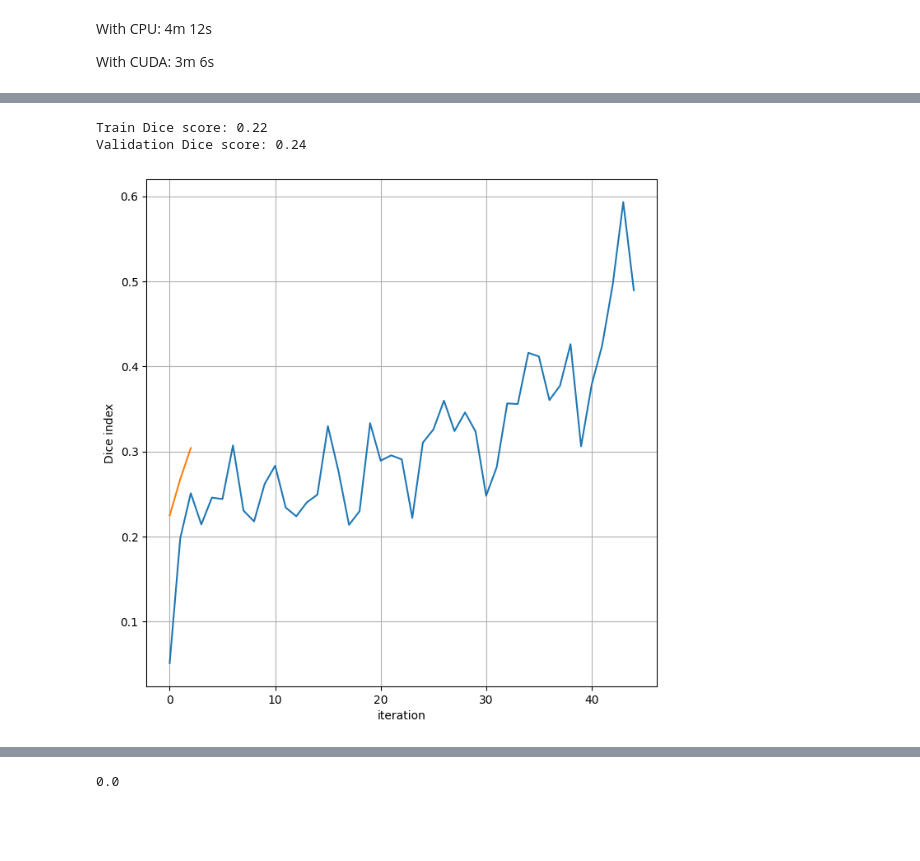
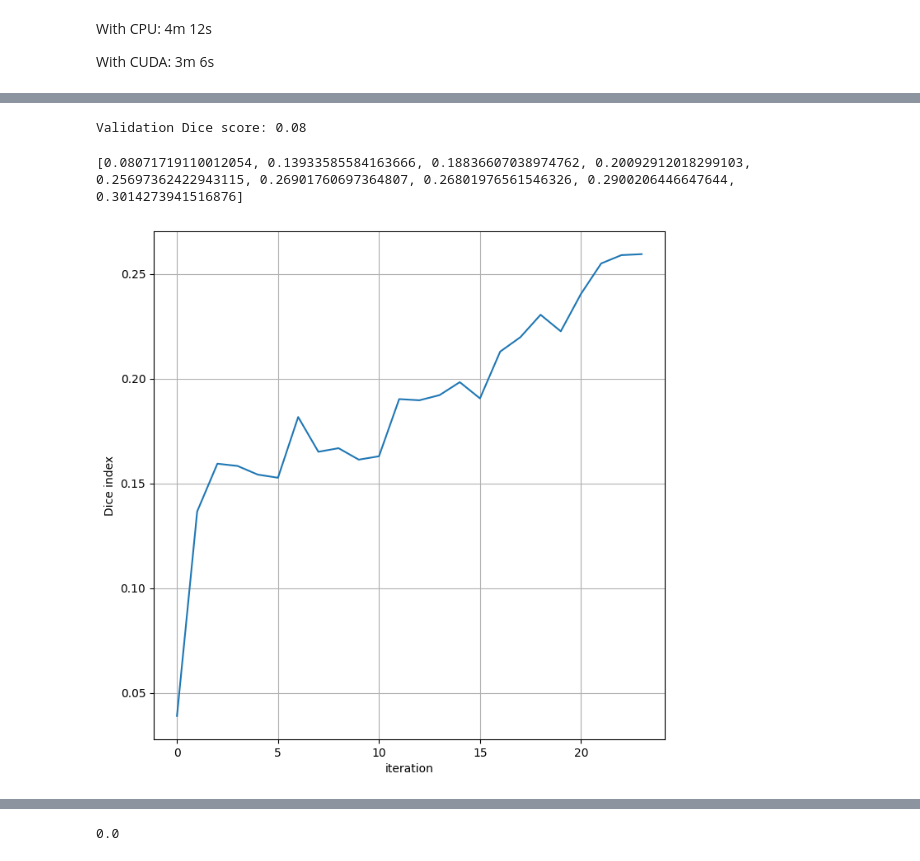
Before and after one commit to macsaba/concrete_crack_thesis, a Jupyter notebook: notebooks/deepcrack_test.ipynb, the cells around one changed output, grey strips where cells are left out. Drawn from its saved outputs; the diff is of its cells as text; code cells hidden in the pictures; blank space fills up the shorter version.

Commit message:
Training loop validation score and progress added

```diff
--- a/notebooks/deepcrack_test.ipynb
+++ b/notebooks/deepcrack_test.ipynb
@@ -57,5 +60,7 @@ model = UNet(   img_channels = 3,
                 base_channel_size = 64)
 loss = DiceLoss()
 optimizer = optim.Adam(params = model.parameters(), lr = 1e-4)
+dice_idcs, epoch_dice_idcs, val_dice_idcs = [], [], []
+best_model_wts = {}
 
-batch_scores, train_scores, val_scores = train(model, loss, optimizer, train_dl, val_dl, num_epochs = 50, accum_scale = 4)
+train(model, loss, optimizer, train_dl, val_dl, num_epochs = 50, accum_scale = 4, dice_idcs = dice_idcs, epoch_dice_idcs = epoch_dice_idcs, val_dice_idcs = val_dice_idcs, best_model_wts = best_model_wts)
@@ -62,7 +85,10 @@ batch_scores, train_scores, val_scores = train(model, loss, optimizer, train_dl,
 # %%
-print('Train Dice score: {:.2f}'.format(*train_scores))
-print('Validation Dice score: {:.2f}'.format(*val_scores))
+#print('Train Dice score: {:.2f}'.format(*train_scores))
+print('Validation Dice score: {:.2f}'.format(*val_dice_idcs))
 # %% [output]
-Train Dice score: 0.22
-Validation Dice score: 0.24
+Validation Dice score: 0.08
+# %%
+print(dice_idcs)
+# %% [output]
+[0.08071719110012054, 0.13933585584163666, 0.18836607038974762, 0.20092912018299103, 0.25697362422943115, 0.26901760697364807, 0.26801976561546326, 0.2900206446647644, 0.3014273941516876]
 # %%
@@ -72,14 +98,14 @@ model_saved = torch.load('./models/covidqu_unet_test', weights_only=False)
 # %%
 import matplotlib.pyplot as plt
 
 plt.figure(figsize = (8, 8))
-plt.plot(batch_scores)
+plt.plot(dice_idcs)
 plt.grid()
 
 plt.xlabel('iteration')
 plt.ylabel('Dice index')
 plt.show()
 # %% [output]
-[figure, old version]
+[figure, new version]
 # %%
 plt.figure(figsize = (8, 8))
```
Also changed, not shown: parts of 5 cells of this notebook, 1 other file.
